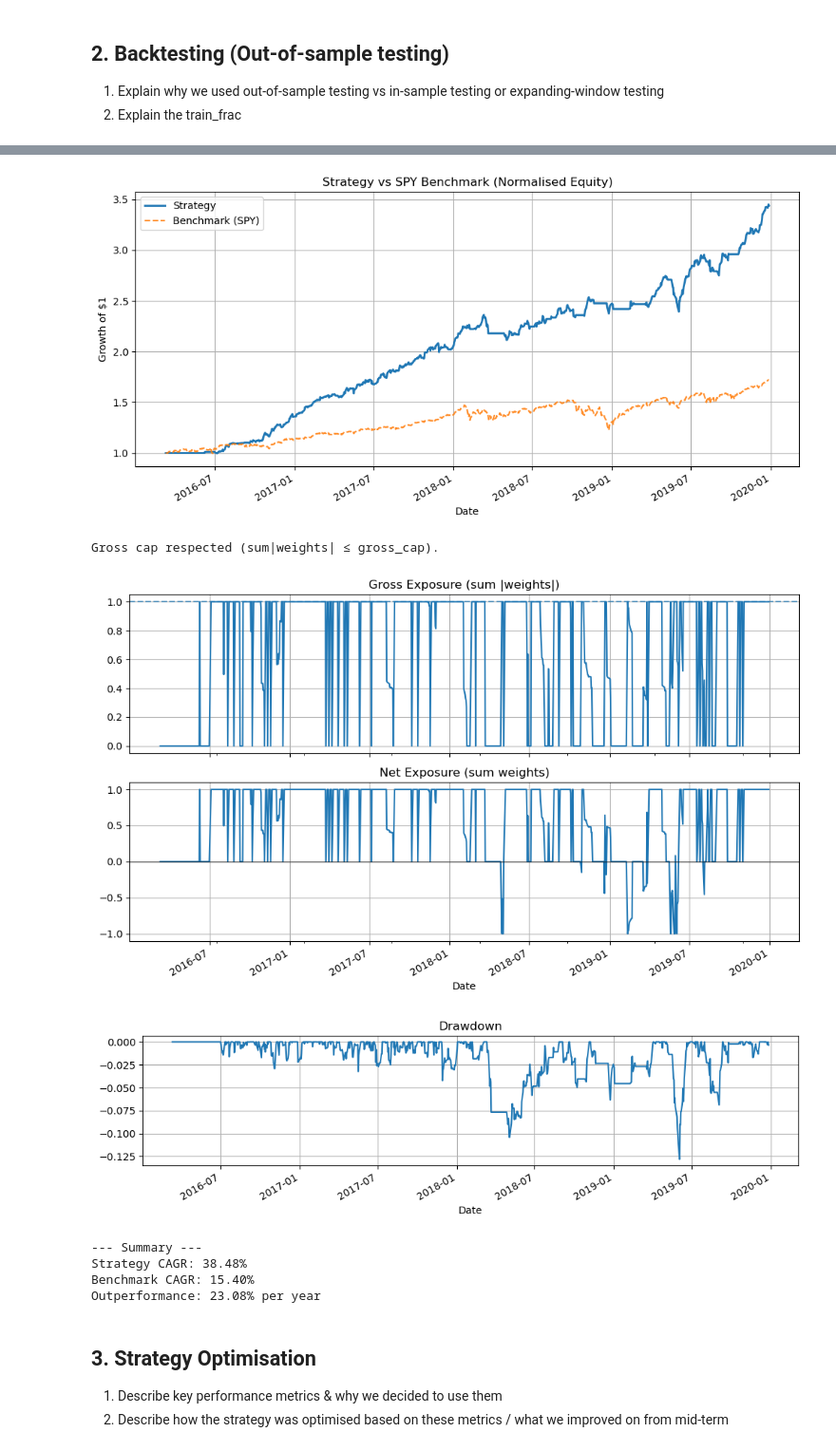
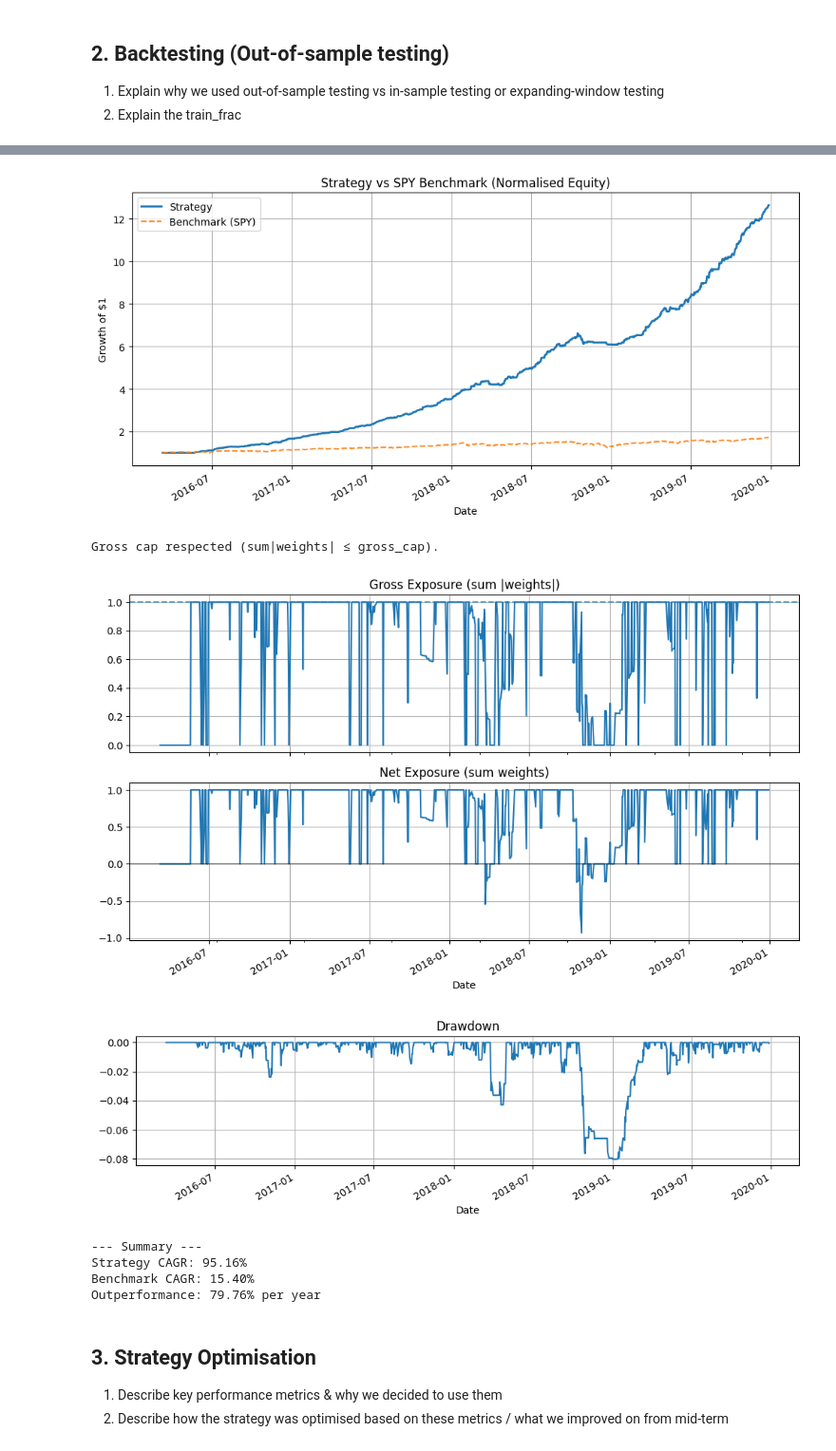
Before and after one commit to lydia372/is4226-final, a Jupyter notebook: Group3_FinalTerm.ipynb, the cells around one changed output, grey strips where cells are left out. Shown at 95% size. Drawn from its saved outputs; the diff is of its cells as text; code cells hidden in the pictures.

Commit message:
Update strategy with optimised parameters

```diff
--- a/Group3_FinalTerm.ipynb
+++ b/Group3_FinalTerm.ipynb
@@ -24,31 +35,37 @@ end_date   = "2019-12-31"
 stock_list = ["NVDA","MSFT","AAPL","AMZN","META","AVGO","GOOGL","TSLA","GOOG","BRK-B"]
 train_frac = 0.5
 
-MA_WINDOW = 130
-TRAIL_WINDOW = 10
-TRAIL_PCT = 0.93
-SHORT_THRESHOLD = 0.02
+MA_WINDOW = 100
+TRAIL_WINDOW = 8
+TRAIL_PCT = 0.91
+SHORT_THRESHOLD = 0.01
 ATR_WIN = 14
 
-COOLDOWN = 3
+BEAR_LOOKBACK = 20
+BEAR_SHORT_THRESHOLD = 0.01
+
+COOLDOWN = 2
 EPS = 0.005
-MIN_HOLD = 5
-WEEKLY = True
-K_ATR = 2.5
-GIVEBACK = 2.0
-TIME_STOP = 60
+MIN_HOLD = 3
+K_ATR = 3
+GIVEBACK = 1.5
+TIME_STOP = 75
 
-TARGET_VOL = 0.10
+TARGET_VOL = 0.1
 GROSS_CAP = 1.0
 ROLL_VOL = 20
-PERF_LOOKBACK = 63
+PERF_LOOKBACK = 50
+
+VOL_SCALING = True
+VOL_SCALING_THRESHOLD = 1.7
+VOL_SCALING_MIN = 0.4
 
 # --- Run the backtest ---
 results = run_backtest(
     start_date=start_date, end_date=end_date, stock_list=stock_list, train_frac=train_frac,
     ma_window=MA_WINDOW, trailing_window=TRAIL_WINDOW, trailing_pct=TRAIL_PCT,
     short_threshold=SHORT_THRESHOLD, atr_win=ATR_WIN,
-    cooldown_bars=COOLDOWN, reentry_eps=EPS, min_hold=MIN_HOLD, weekly_exec=WEEKLY,
+    cooldown_bars=COOLDOWN, reentry_eps=EPS, min_hold=MIN_HOLD,
     k_atr_stop=K_ATR, giveback_atr=GIVEBACK, time_stop=TIME_STOP,
     target_vol=TARGET_VOL, gross_cap=GROSS_CAP, roll_vol=ROLL_VOL, perf_lookback=PERF_LOOKBACK,
     initial_capital=500_000.0, compare_spy=True, tag="final"
@@ -72,11 +89,11 @@ print(f"Outperformance: {(results['portfolio_metrics']['CAGR'] - results['benchm
-[figure, old version]
+[figure, new version]
 Gross cap respected (sum|weights| ≤ gross_cap).
-[figure, old version]
+[figure, new version]
-[figure, old version]
+[figure, new version]
 --- Summary ---
-Strategy CAGR: 38.48%
+Strategy CAGR: 95.16%
 Benchmark CAGR: 15.40%
-Outperformance: 23.08% per year
+Outperformance: 79.76% per year
 # %% [markdown]
 ## 3. Strategy Optimisation
 
```
Also changed, not shown: parts of 10 cells of this notebook, 3 other files.
